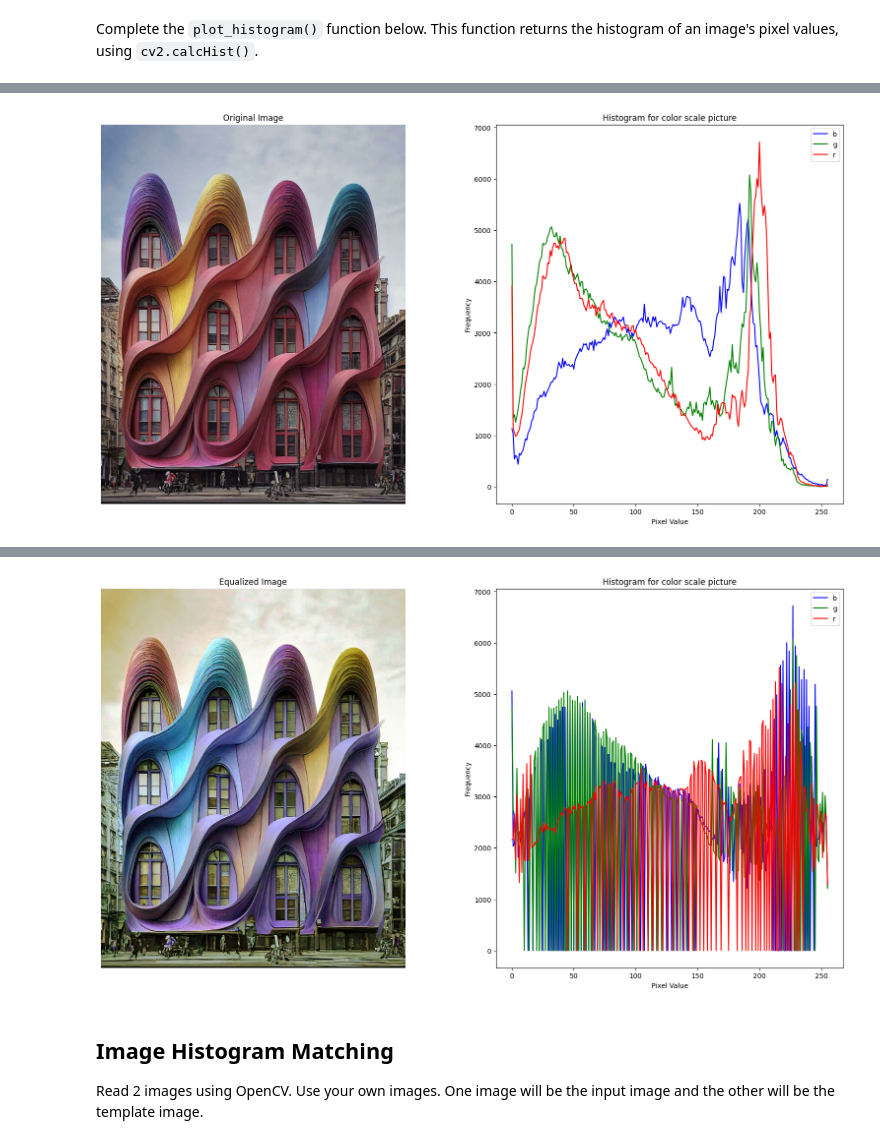
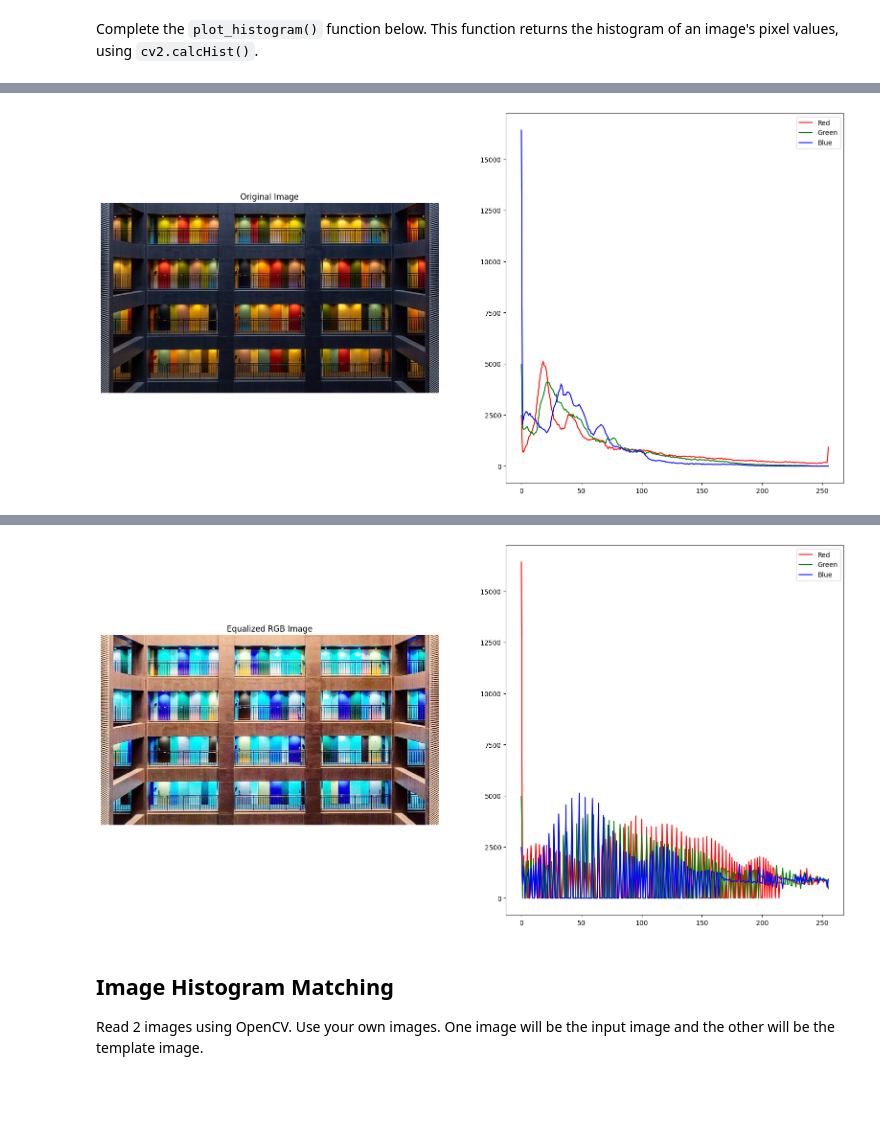
Before and after one commit to nickvivat/ImageProcessing, a Jupyter notebook: Week2/Lab2_2_Image-Enhancement-with-Statistical-Operation.ipynb, the cells around one changed output, grey strips where cells are left out. Cells and saved outputs as stored; diff of their text form; code cells hidden in the pictures; blank space fills up the shorter version.

```diff
--- a/Week2/Lab2_2_Image-Enhancement-with-Statistical-Operation.ipynb
+++ b/Week2/Lab2_2_Image-Enhancement-with-Statistical-Operation.ipynb
@@ -12,7 +12,8 @@ from mpl_toolkits.axes_grid1 import ImageGrid
 Read an image using OpenCV (Use your own image).
 # %%
 ### START CODE HERE ###
-img = cv2.cvtColor(cv2.imread(r'C:\Users\Nickv\Documents\ImageProcessing\Week2\asset\building.jpeg'), cv2.COLOR_BGR2RGB)
+path = r'C:\Users\Nickv\Documents\ImageProcessing\Week2\asset\apartment.jpg'
+img = cv2.cvtColor(cv2.imread(path), cv2.COLOR_BGR2RGB)
 plt.imshow(img)
 plt.show()
 ### END CODE HERE ###
@@ -23,14 +24,11 @@ Complete the `plot_histogram()` function below. This function returns the histog
 # %%
 ### START CODE HERE ###
 def plot_histogram(image):
-    colors = ['b', 'g', 'r']
+    colors = ['Red', 'Green', 'Blue']
     for i, color in enumerate(colors):
         hist = cv2.calcHist([image], [i], None, [256], [0, 256])
         plt.plot(hist, color)
 
-    plt.title('Histogram for color scale picture')
-    plt.xlabel('Pixel Value')
-    plt.ylabel('Frequency')
     plt.legend(colors)
     return hist
 ### END CODE HERE ###
@@ -63,7 +61,7 @@ plt.show()
 
 ### END CODE HERE ###
 # %% [output]
-[figure, old version]
+[figure, new version]
 # %% [markdown]
 Now let's equalize the histogram of all channel using `cv2.equalizeHistogram()`<br/>
 Display the output like the reference image below using subplot, where the first plot is the image and the second plot is the histogram of each channel that that has been equalized.
@@ -83,26 +81,26 @@ Display the output like the reference image below using subplot, where the first
 # %%
 ### START CODE HERE ###
 
 b, g, r = cv2.split(img)
 
 b_equalized = cv2.equalizeHist(b)
 g_equalized = cv2.equalizeHist(g)
 r_equalized = cv2.equalizeHist(r)
 
 equalized_image = cv2.merge((b_equalized, g_equalized, r_equalized))
 
 equalized_image_rgb = cv2.cvtColor(equalized_image, cv2.COLOR_BGR2RGB)
 
 fig, axs = plt.subplots(1, 2, figsize=(20, 10))
 axs[0].imshow(equalized_image_rgb)
-axs[0].set_title('Equalized Image')
+axs[0].set_title('Equalized RGB Image')
 axs[0].axis('off')
 plot_histogram(equalized_image_rgb)
 plt.show()
 
 ### END CODE HERE ###
 # %% [output]
-[figure, old version]
+[figure, new version]
 # %% [markdown]
 ## **Image Histogram Matching**
 Read 2 images using OpenCV. Use your own images. One image will be the input image and the other will be the template image.
```
Also changed, not shown: parts of 6 cells of this notebook, 1 other file.
